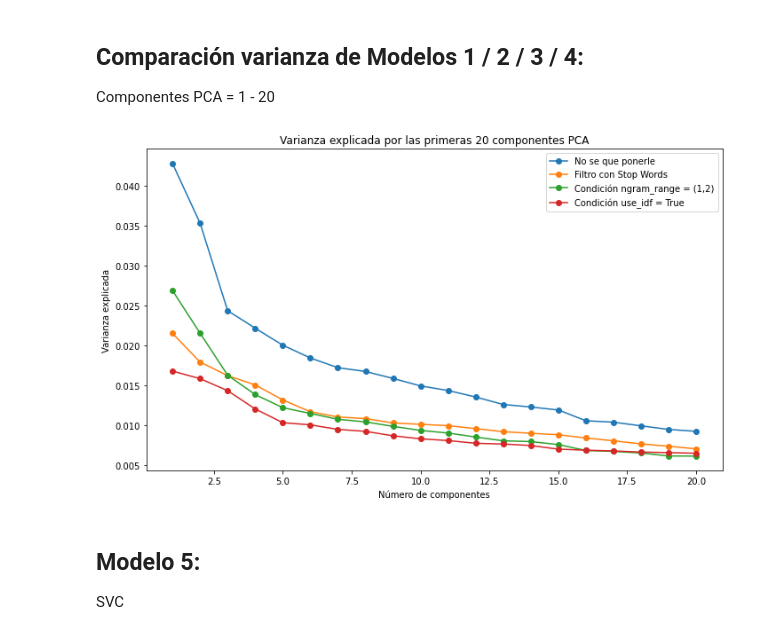
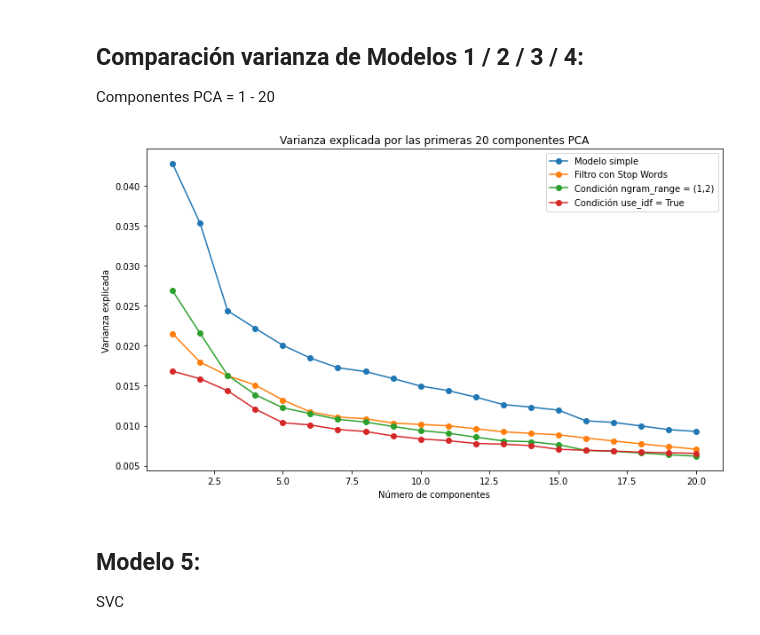
Before and after one commit to AlinaMendez/intro-cd, a Jupyter notebook: Tarea_2/shakespeare_tarea_2 version 2.ipynb, the cells around one changed output. Saved outputs shown, nothing was run; the diff lists cells and outputs as text; code cells hidden in the pictures.

```diff
--- a/Tarea_2/shakespeare_tarea_2 version 2.ipynb
+++ b/Tarea_2/shakespeare_tarea_2 version 2.ipynb
@@ -620,18 +620,18 @@ Componentes PCA = 1 - 20
 # %%
 # Graficar la varianza explicada acumulada para ambas condiciones
 plt.figure(figsize=(10, 6))
-plt.plot(range(1, 21), explained_variance, marker='o', linestyle='-', label='No se que ponerle')
+plt.plot(range(1, 21), explained_variance, marker='o', linestyle='-', label='Modelo simple')
 plt.plot(range(1, 21), explained_variance_sw, marker='o', linestyle='-', label='Filtro con Stop Words')
 plt.plot(range(1, 21), explained_variance_nr, marker='o', linestyle='-', label='Condición ngram_range = (1,2)')
 plt.plot(range(1, 21), explained_variance_ui, marker='o', linestyle='-', label='Condición use_idf = True')
 plt.title('Varianza explicada por las primeras 20 componentes PCA')
 plt.xlabel('Número de componentes')
 plt.ylabel('Varianza explicada')
 plt.legend()
 plt.tight_layout()
 plt.show()
 # %% [output]
-[figure, old version]
+[figure, new version]
 # %% [markdown]
 ## **Modelo 5:**
 SVC
```
Also changed, not shown: parts of 5 cells of this notebook.
